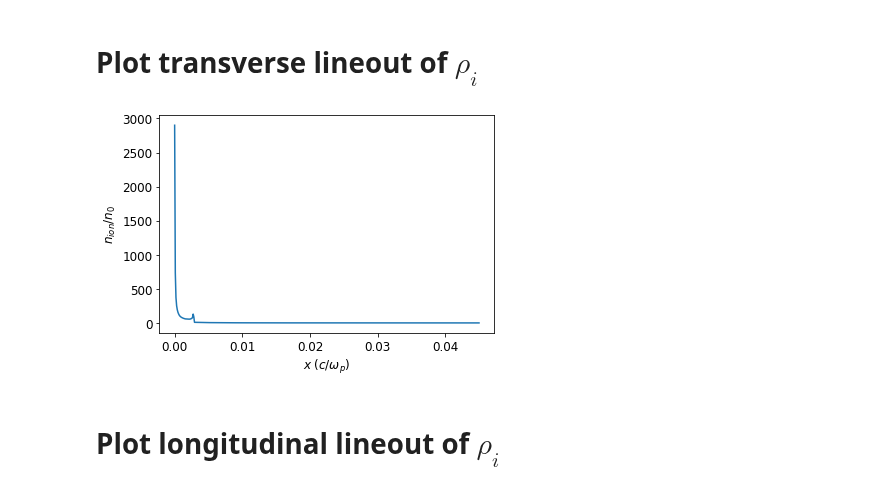
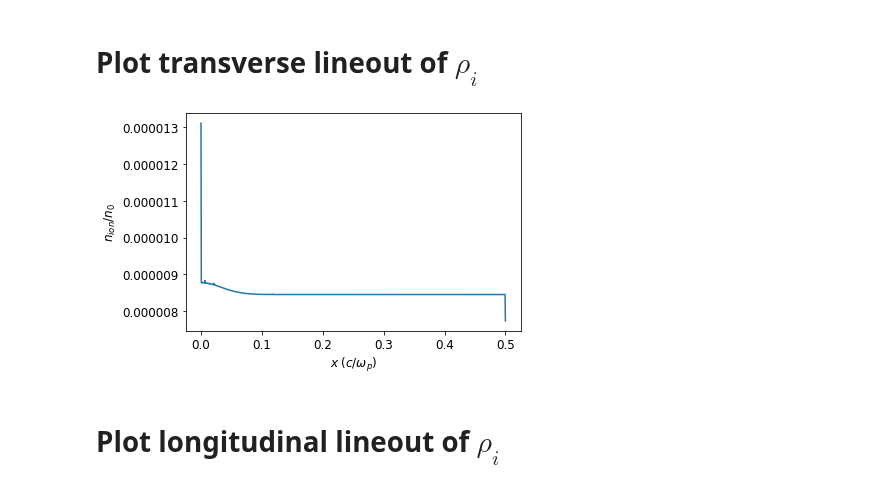
Before and after one commit to uclazyj/JupyterQpic, a Jupyter notebook: plot_lineout_QPAD.ipynb, the cells around one changed output. Drawn from its saved outputs; the diff is of its cells as text; code cells hidden in the pictures.

```diff
--- a/plot_lineout_QPAD.ipynb
+++ b/plot_lineout_QPAD.ipynb
@@ -90,30 +105,23 @@ plt.show()
 # %%
 # Get lineout
 filename = '../Species1/Charge/Merged_angle_0/charge_'+str(ndump).zfill(8)+'.h5'
-lineout_position = 1.3
+lineout_position = 0.0
 x, ni = get_lineout(filename,'transverse',lineout_position,'QPAD')
 
 # select visualization range
 x_min = 0.0
-x_max = 3 * sigma
+x_max = 0.5
 
 x, ni = select_lineout_range(x, ni, x_min, x_max)
 
 ### Plot the data
 plt.plot(x, ni)
 plt.xlabel('$x \\;(c/\\omega_p)$')
 plt.ylabel('$n_{ion} /n_0$')
 plt.rcParams.update({'font.size': 12})
 plt.show()
-
-### Perform a linear regression
-# x_inverse = 1 / x
-# ni_pred = linear_regression(x_inverse,ni)
-# plt.scatter(x_inverse,ni)
-# plt.plot(x_inverse, ni_pred, color='red')
-# plt.show()
 # %% [output]
-[figure, old version]
+[figure, new version]
 # %% [markdown]
 # Plot longitudinal lineout of $\rho_i$
 # %%
```
Also changed, not shown: parts of 7 cells of this notebook, 1 other file.
